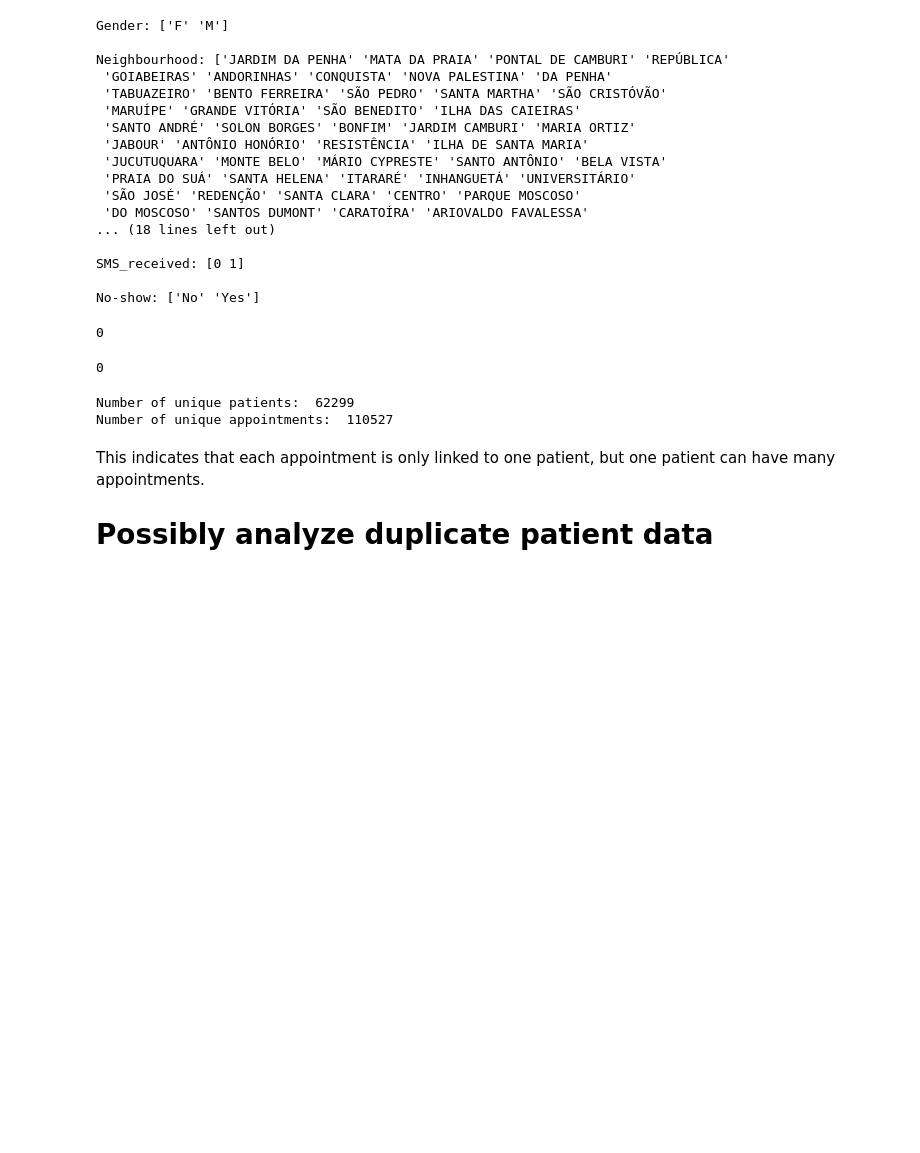
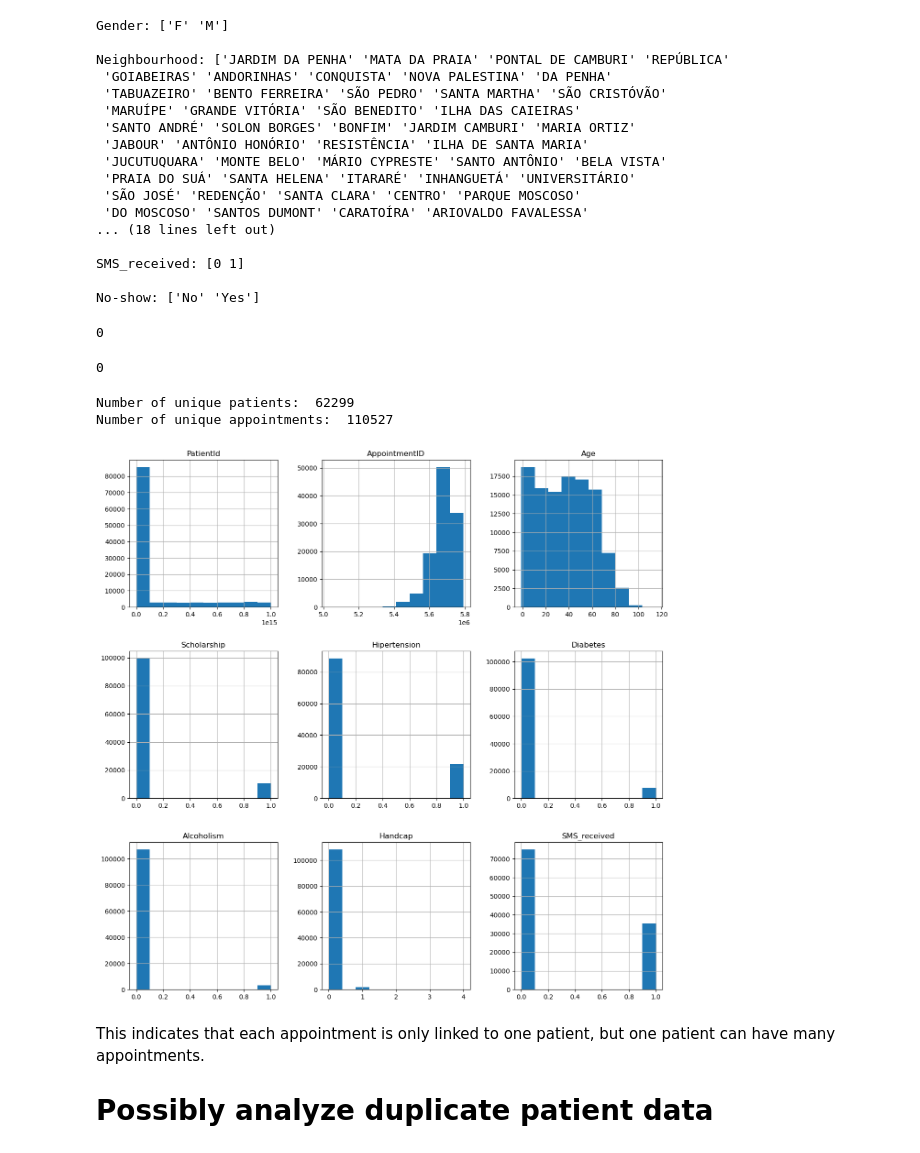
Before and after one commit to afbowman/UnsupervisedLearning, a Jupyter notebook: Capstone_Project.ipynb, the cells around one changed output. Drawn from its saved outputs; the diff is of its cells as text; code cells hidden in the pictures; blank space fills up the shorter version.

```diff
--- a/Capstone_Project.ipynb
+++ b/Capstone_Project.ipynb
@@ -161,6 +161,10 @@ print('Number of unique appointments: ', df['AppointmentID'].nunique())
 # %% [output]
 Number of unique patients:  62299
 Number of unique appointments:  110527
+# %%
+df.hist(figsize=(15,15));
+# %% [output]
+[figure, added]
 # %% [markdown]
 This indicates that each appointment is only linked to one patient, but one patient can have many appointments.
 # Possibly analyze duplicate patient data
```
Also changed, not shown: parts of 30 cells of this notebook.
